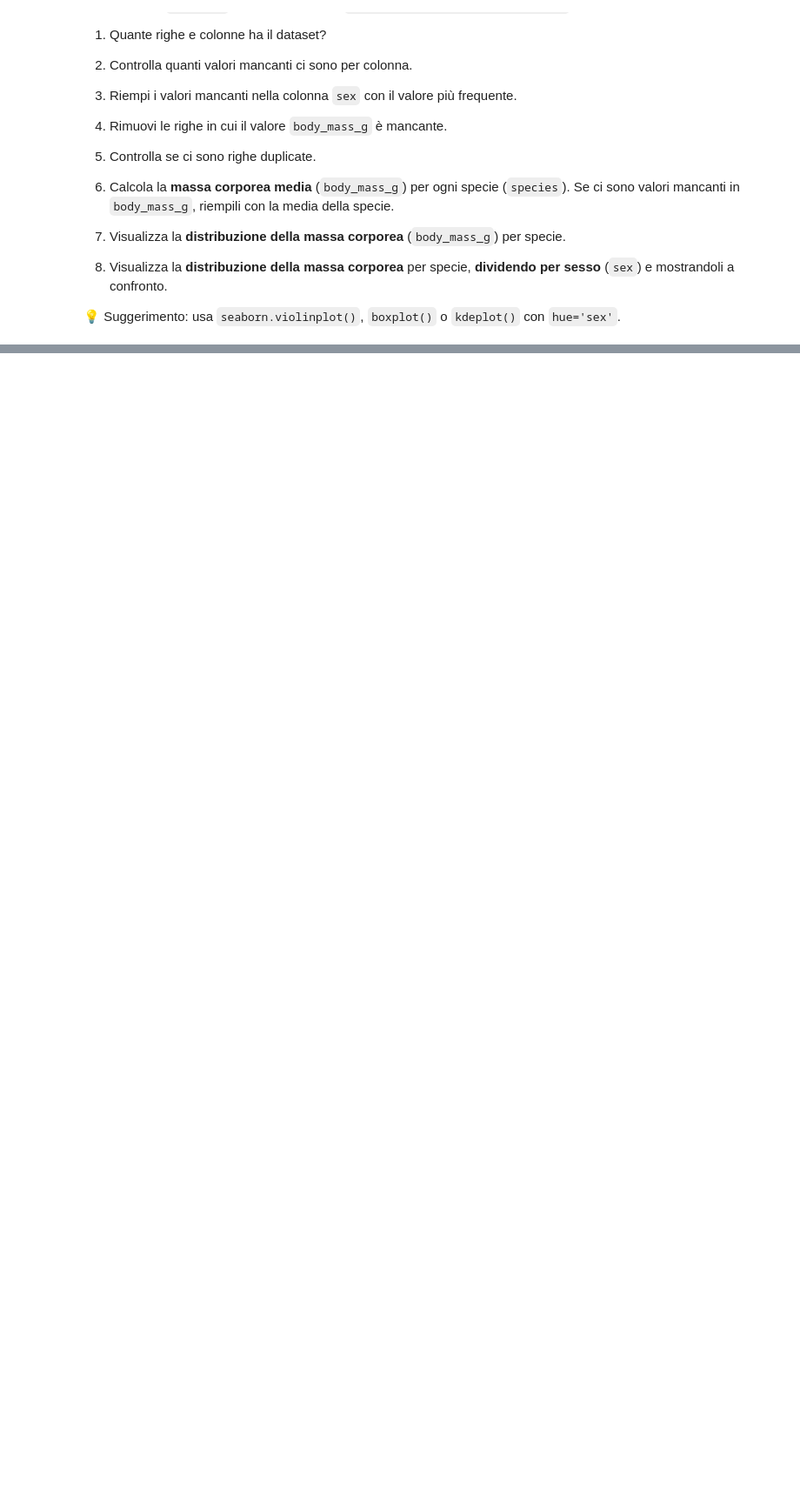
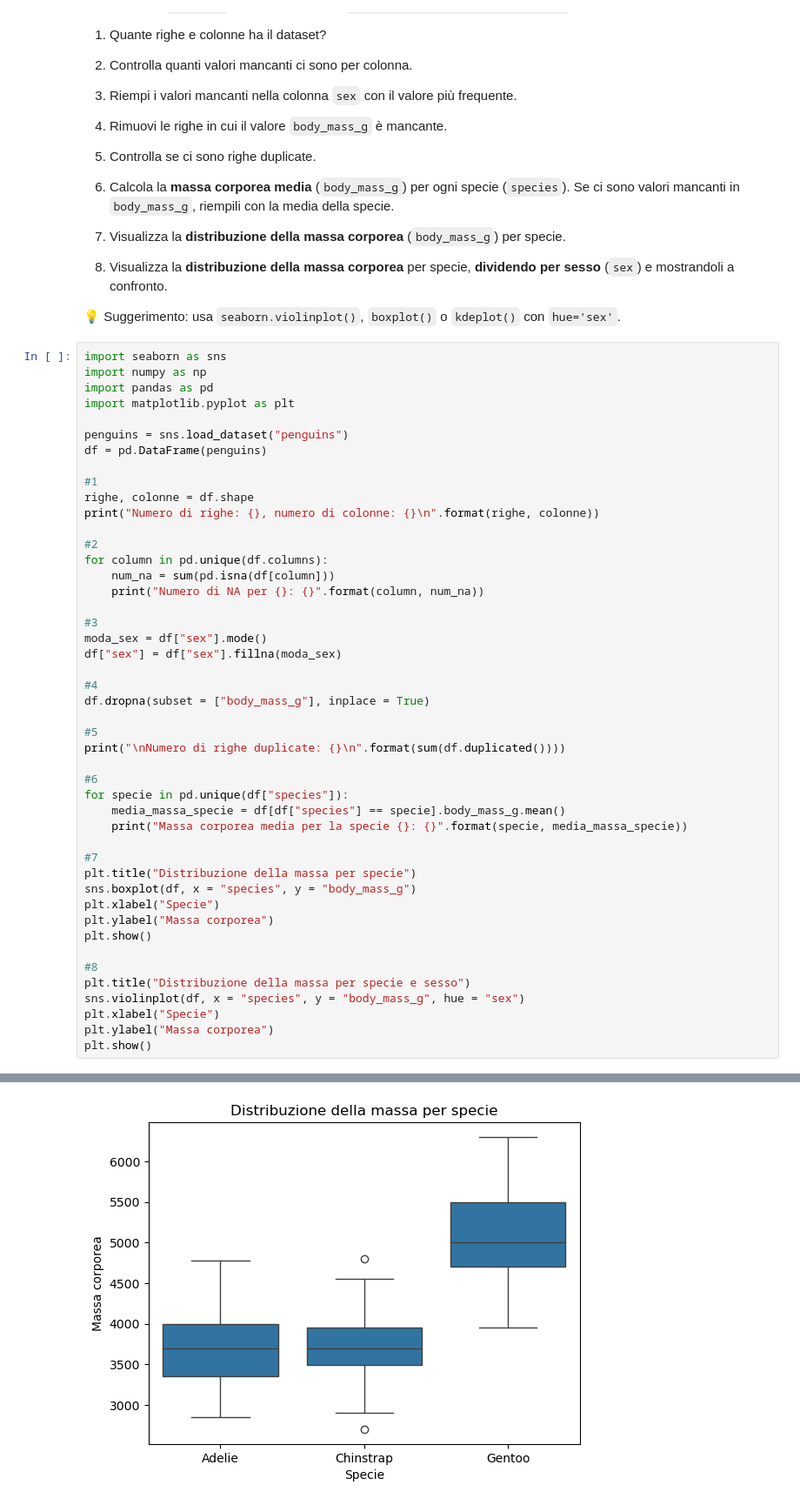
Before and after one commit to MatCosty/ProgrammingLab2, a Jupyter notebook: simulazEsame.ipynb, the cells around one changed output, grey strips where cells are left out. Shown: that part at 87% size. Cells and saved outputs as stored; diff of their text form; blank space fills up the shorter version.

```diff
--- a/simulazEsame.ipynb
+++ b/simulazEsame.ipynb
@@ -287,3 +287,50 @@ Usa il dataset `penguins`, disponibile tramite `seaborn.load_dataset("penguins")
 
 
 💡 Suggerimento: usa `seaborn.violinplot()`, `boxplot()` o `kdeplot()` con `hue='sex'`.
+# %%
+import seaborn as sns
+import numpy as np
+import pandas as pd
+import matplotlib.pyplot as plt
+
+penguins = sns.load_dataset("penguins")
+df = pd.DataFrame(penguins)
+
+#1
+righe, colonne = df.shape
+print("Numero di righe: {}, numero di colonne: {}\n".format(righe, colonne))
+
+#2
+for column in pd.unique(df.columns):
+    num_na = sum(pd.isna(df[column]))
+    print("Numero di NA per {}: {}".format(column, num_na))
+
+#3
+moda_sex = df["sex"].mode()
+df["sex"] = df["sex"].fillna(moda_sex)
+
+#4
+df.dropna(subset = ["body_mass_g"], inplace = True)
+
+#5
+print("\nNumero di righe duplicate: {}\n".format(sum(df.duplicated())))
+
+#6
+for specie in pd.unique(df["species"]):
+    media_massa_specie = df[df["species"] == specie].body_mass_g.mean()
+    print("Massa corporea media per la specie {}: {}".format(specie, media_massa_specie))
+
+#7
+plt.title("Distribuzione della massa per specie")
+sns.boxplot(df, x = "species", y = "body_mass_g")
+plt.xlabel("Specie")
+plt.ylabel("Massa corporea")
+plt.show()
+
+#8
+plt.title("Distribuzione della massa per specie e sesso")
+sns.violinplot(df, x = "species", y = "body_mass_g", hue = "sex")
+plt.xlabel("Specie")
+plt.ylabel("Massa corporea")
+plt.show()
+# %% [output]
@@ -289,0 +352 @@ Usa il dataset `penguins`, disponibile tramite `seaborn.load_dataset("penguins")
+[figure, added]
```
Also changed, not shown: parts of 2 cells of this notebook.
